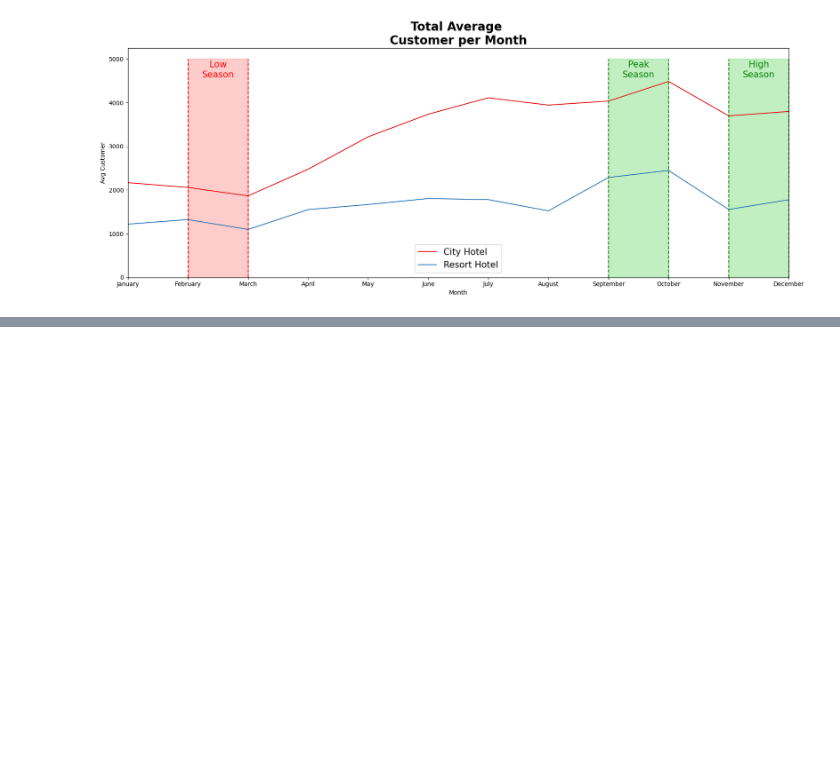
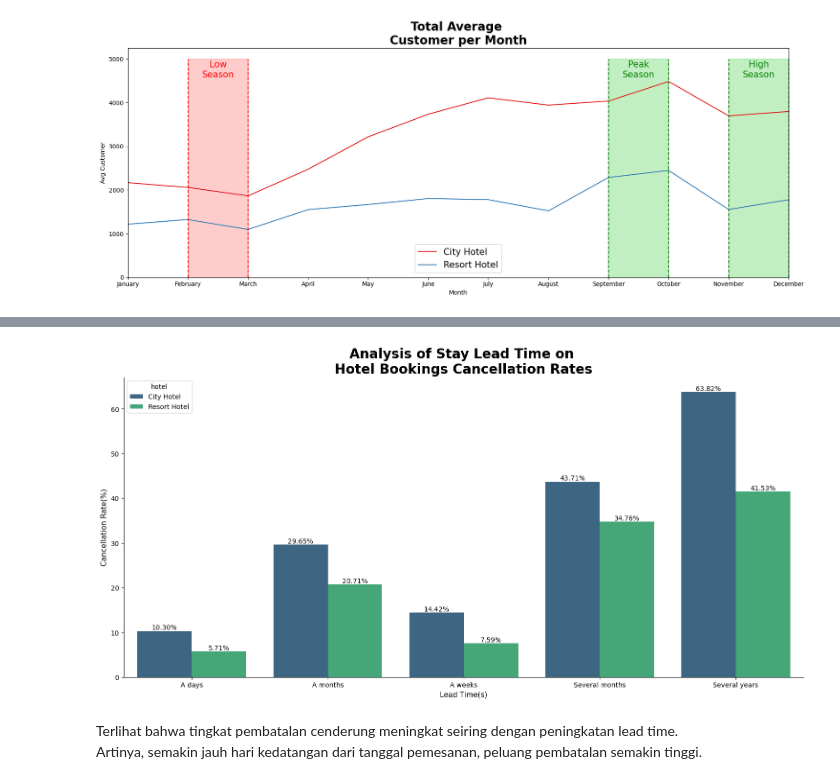
Before and after one commit to dimasrahmatnuriza/investigateHotel, a Jupyter notebook: Invetigate Hotel.ipynb, the cells around one changed output, grey strips where cells are left out. Saved outputs shown, nothing was run; the diff lists cells and outputs as text; code cells hidden in the pictures; blank space fills up the shorter version.

```diff
--- a/Invetigate Hotel.ipynb
+++ b/Invetigate Hotel.ipynb
@@ -226,0 +310,8 @@ plt.show()
+# %%
+df['lead_time_group'] = df['lead_time'].apply(lambda value: 'A days' if value < 3 else ('A weeks' if value < 7 else ('A months' if value < 30 else ('Several months' if value < 180 else 'Several years'))))
+# %%
+df['lead_time_group'] = df['lead_time'].apply(lambda value: 'A days' if value < 3 else ('A weeks' if value < 7 else ('A months' if value < 30 else ('Several months' if value < 180 else 'Several years'))))
+dfg_cancel = df[df['is_canceled'] == 1].groupby(['hotel','lead_time_group']).aggregate({'is_canceled' : 'count'}).reset_index()
+dfg_aman = df[df['is_canceled'] == 0].groupby(['hotel','lead_time_group']).aggregate({'is_canceled' : 'count'}).reset_index()
+dfg_cancel['cancel_ratio'] = dfg_cancel['is_canceled'] / (dfg_cancel['is_canceled'] + dfg_aman['is_canceled']) * 100
+dfg_cancel
@@ -226,0 +330,21 @@ plt.show()
+# %%
+plt.figure(figsize=(15,7))
+ax = sns.barplot(x='lead_time_group', y='cancel_ratio', hue='hotel', data=dfg_cancel, palette='viridis')
+
+plt.xlabel('Lead Time(s)', fontsize=11)
+plt.ylabel('Cancellation Rate(%)', fontsize=11)
+
+sns.despine()
+plt.tight_layout()
+
+# Menambahkan label pada setiap bar
+
+plt.bar_label(ax.containers[0], fmt='%.2f%%')
+plt.bar_label(ax.containers[1], fmt='%.2f%%')
+plt.title('Analysis of Stay Lead Time on \nHotel Bookings Cancellation Rates', weight='bold', fontsize = 20)
+plt.show()
+# %% [output]
+[figure, added]
+# %% [markdown]
+Terlihat bahwa tingkat pembatalan cenderung meningkat seiring dengan peningkatan lead time.<br>
+Artinya, semakin jauh hari kedatangan dari tanggal pemesanan, peluang pembatalan semakin tinggi.
```
Also changed, not shown: parts of 10 cells of this notebook.
